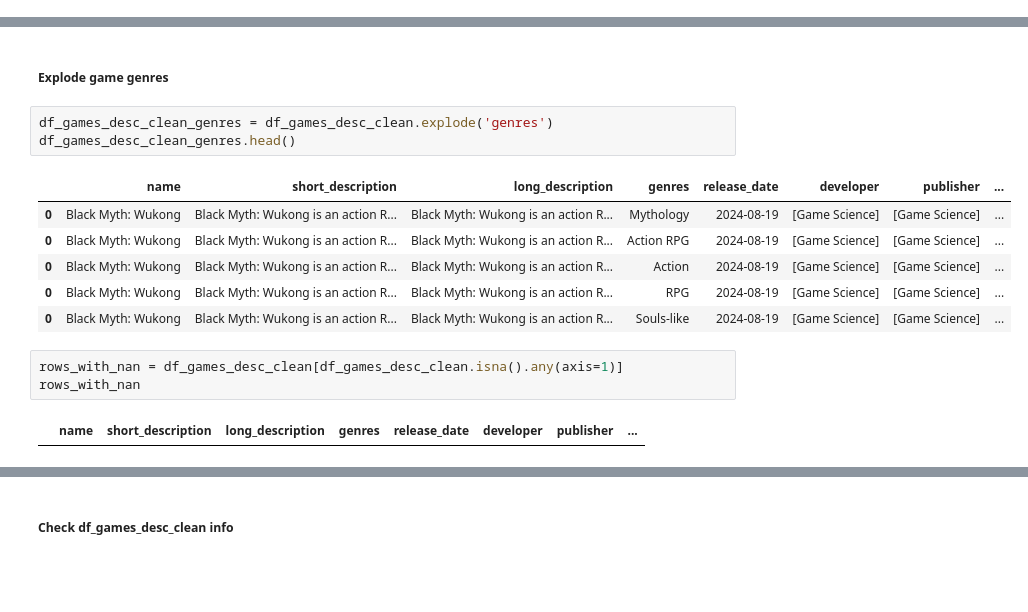
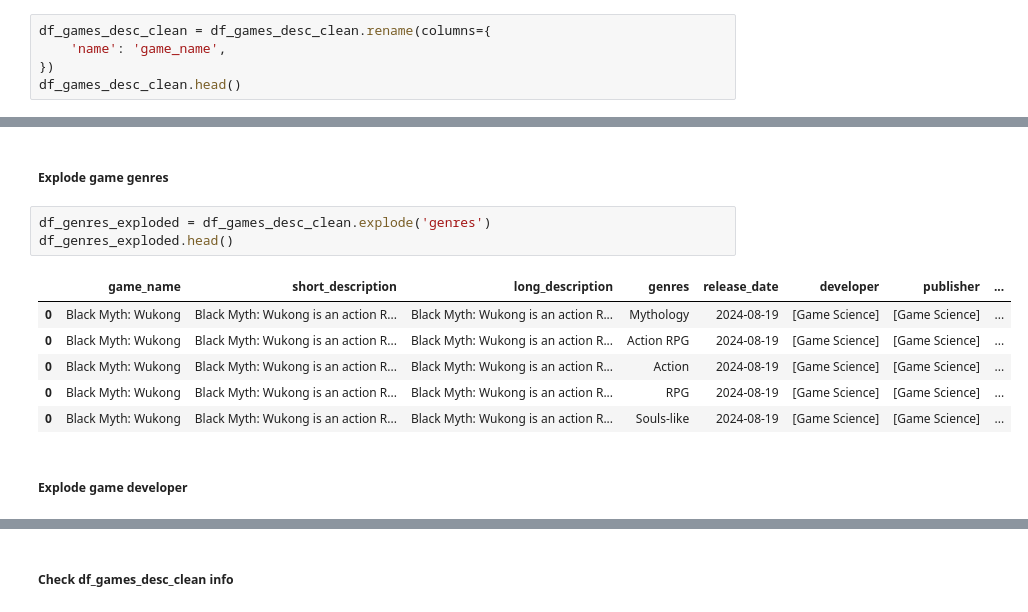
Before and after one commit to riowinarno/steam-games-reviews-and-rankings, a Jupyter notebook: notebook.ipynb, the cells around one changed output, grey strips where cells are left out. Drawn from its saved outputs; the diff is of its cells as text; blank space fills up the shorter version.

Commit message:
feat: complete basic EDA visualizations for games, genres, and developers

```diff
--- a/notebook.ipynb
+++ b/notebook.ipynb
@@ -239,0 +243,5 @@ df_games_desc_clean.head()
+# %%
+df_games_desc_clean = df_games_desc_clean.rename(columns={
+    'name': 'game_name',
+})
+df_games_desc_clean.head()
@@ -331,17 +346,14 @@ df_games_desc_clean.head()
 # %% [markdown]
 ##### <b>Explode game genres</b>
 # %%
-df_games_desc_clean_genres = df_games_desc_clean.explode('genres')
-df_games_desc_clean_genres.head()
+df_genres_exploded = df_games_desc_clean.explode('genres')
+df_genres_exploded.head()
 # %% [output]
-|  | name | short_description | long_description | genres | release_date | developer | publisher | ... |
+|  | game_name | short_description | long_description | genres | release_date | developer | publisher | ... |
 | 0 | Black Myth: Wukong | Black Myth: Wukong is an action R... | Black Myth: Wukong is an action R... | Mythology | 2024-08-19 | [Game Science] | [Game Science] | ... |
 | 0 | Black Myth: Wukong | Black Myth: Wukong is an action R... | Black Myth: Wukong is an action R... | Action RPG | 2024-08-19 | [Game Science] | [Game Science] | ... |
 | 0 | Black Myth: Wukong | Black Myth: Wukong is an action R... | Black Myth: Wukong is an action R... | Action | 2024-08-19 | [Game Science] | [Game Science] | ... |
 | 0 | Black Myth: Wukong | Black Myth: Wukong is an action R... | Black Myth: Wukong is an action R... | RPG | 2024-08-19 | [Game Science] | [Game Science] | ... |
 | 0 | Black Myth: Wukong | Black Myth: Wukong is an action R... | Black Myth: Wukong is an action R... | Souls-like | 2024-08-19 | [Game Science] | [Game Science] | ... |
-# %%
-rows_with_nan = df_games_desc_clean[df_games_desc_clean.isna().any(axis=1)]
-rows_with_nan
-# %% [output]
-|  | name | short_description | long_description | genres | release_date | developer | publisher | ... |
+# %% [markdown]
+##### <b>Explode game developer</b>
```
Also changed, not shown: parts of 29 cells of this notebook.
